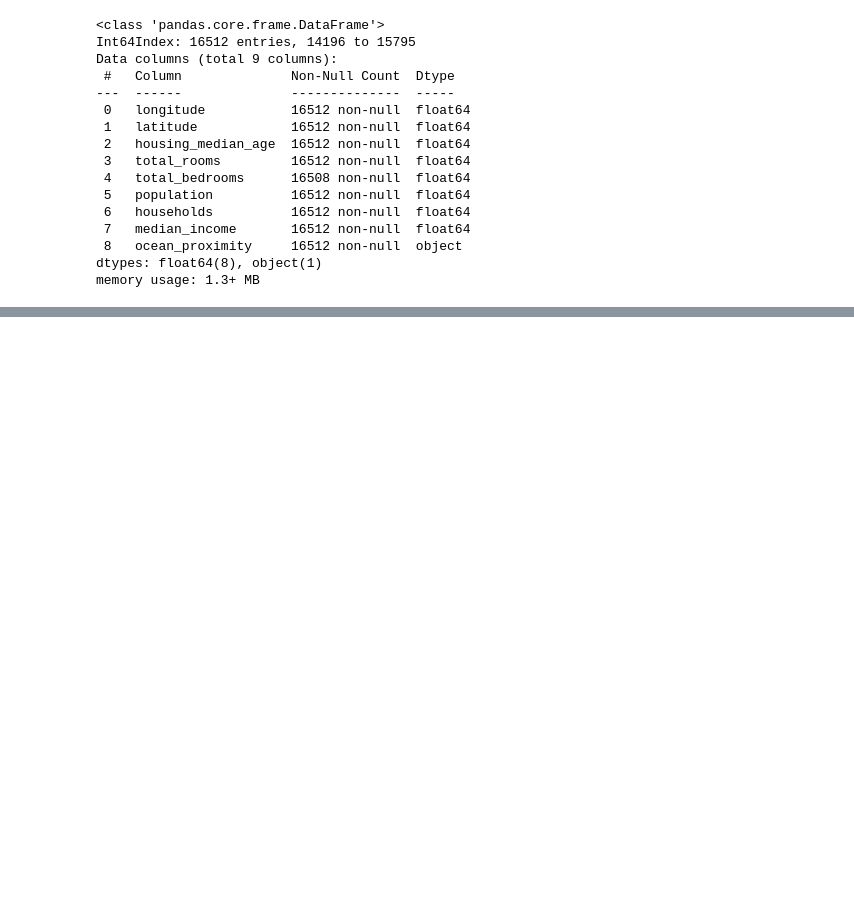
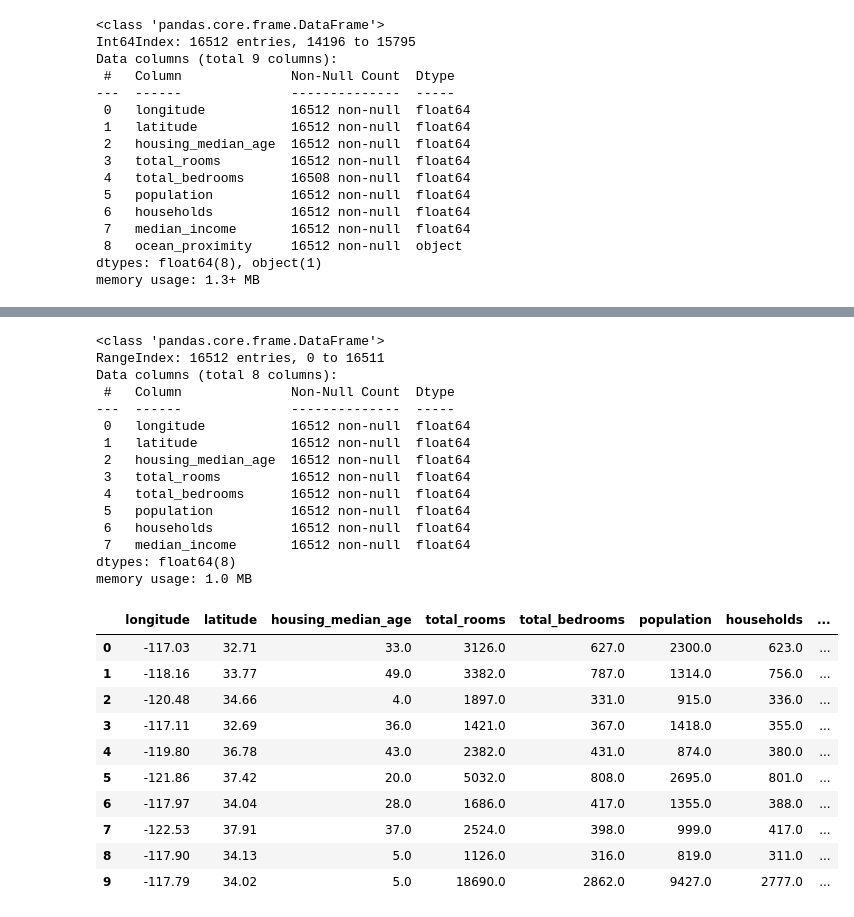
Before and after one commit to MostafaRastegar/python-practice, a Jupyter notebook: step4.ipynb, the cells around one changed output, grey strips where cells are left out. Drawn from its saved outputs; the diff is of its cells as text; code cells hidden in the pictures; blank space fills up the shorter version.

Commit message:
Fit and Transform to 1:00:00

```diff
--- a/step4.ipynb
+++ b/step4.ipynb
@@ -121,13 +121,15 @@ memory usage: 1.3+ MB
 # df_num['total_bedrooms'].fillna(median)
 
 # use simple inputer
-imputer = SimpleImputer(missing_values=np.nan, strategy="median")
+# imputer = SimpleImputer(missing_values=np.nan, strategy="median")
+
 # fit get all data and learn for transform
-imputer.fit(df_num)
+# imputer.fit(df_num)
+
 # transform for change face
-#X is np arra should change to pandas
-X = imputer.transform(df_num)
-df_num_impute_tr = pd.DataFrame(X, columns=df_num.columns)
-df_num_impute_tr.info()
-df_num.info()
-df_num_impute_tr.head()
+# X is np arra should change to pandas
+# X = imputer.transform(df_num)
+# df_num_impute_tr = pd.DataFrame(X, columns=df_num.columns)
+# df_num_impute_tr.info()
+# df_num.info()
+# df_num_impute_tr.head()
@@ -160,0 +170,42 @@ memory usage: 1.1 MB
+# %%
+# 40:00 freez for create Custom transform
+# ================================ custom transformers ======================
+rooms_ix, bedrooms_ix, population_ix, household_ix = 3, 4, 5, 6
+custom_columns_list = ['rooms_per_households',
+                       'population_per_household', 'bedrooms_per_rooms']
+
+fitAndTransform = FitAndTransform()
+data_custom_impure_tr = fitAndTransform.fit(df_num)
+data_custom_impure_tr.info()
+
+data_custom_tr = combinedAttributesAddr(data_custom_impure_tr.values)
+data_custom_tr.columns = columnsAppender(
+    data_custom_impure_tr, custom_columns_list)
+data_custom_tr.head(10)
+# %% [output]
+<class 'pandas.core.frame.DataFrame'>
+RangeIndex: 16512 entries, 0 to 16511
+Data columns (total 8 columns):
+ #   Column              Non-Null Count  Dtype
+---  ------              --------------  -----
+ 0   longitude           16512 non-null  float64
+ 1   latitude            16512 non-null  float64
+ 2   housing_median_age  16512 non-null  float64
+ 3   total_rooms         16512 non-null  float64
+ 4   total_bedrooms      16512 non-null  float64
+ 5   population          16512 non-null  float64
+ 6   households          16512 non-null  float64
+ 7   median_income       16512 non-null  float64
+dtypes: float64(8)
+memory usage: 1.0 MB
+|  | longitude | latitude | housing_median_age | total_rooms | total_bedrooms | population | households | ... |
+| 0 | -117.03 | 32.71 | 33.0 | 3126.0 | 627.0 | 2300.0 | 623.0 | ... |
+| 1 | -118.16 | 33.77 | 49.0 | 3382.0 | 787.0 | 1314.0 | 756.0 | ... |
+| 2 | -120.48 | 34.66 | 4.0 | 1897.0 | 331.0 | 915.0 | 336.0 | ... |
+| 3 | -117.11 | 32.69 | 36.0 | 1421.0 | 367.0 | 1418.0 | 355.0 | ... |
+| 4 | -119.80 | 36.78 | 43.0 | 2382.0 | 431.0 | 874.0 | 380.0 | ... |
+| 5 | -121.86 | 37.42 | 20.0 | 5032.0 | 808.0 | 2695.0 | 801.0 | ... |
+| 6 | -117.97 | 34.04 | 28.0 | 1686.0 | 417.0 | 1355.0 | 388.0 | ... |
+| 7 | -122.53 | 37.91 | 37.0 | 2524.0 | 398.0 | 999.0 | 417.0 | ... |
+| 8 | -117.90 | 34.13 | 5.0 | 1126.0 | 316.0 | 819.0 | 311.0 | ... |
+| 9 | -117.79 | 34.02 | 5.0 | 18690.0 | 2862.0 | 9427.0 | 2777.0 | ... |
```
Also changed, not shown: parts of 11 cells of this notebook.
